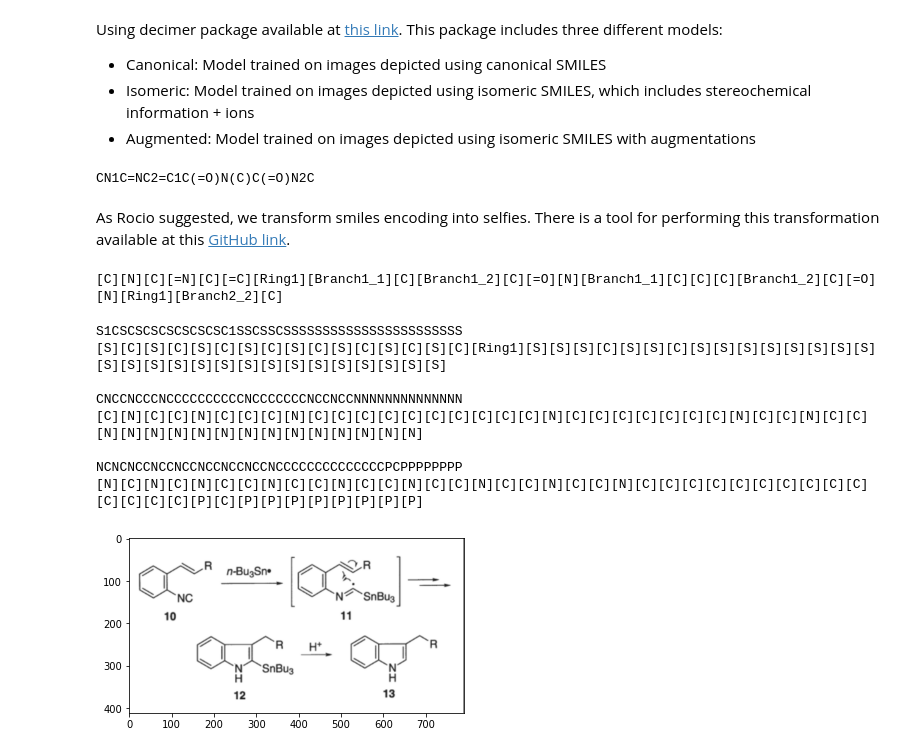
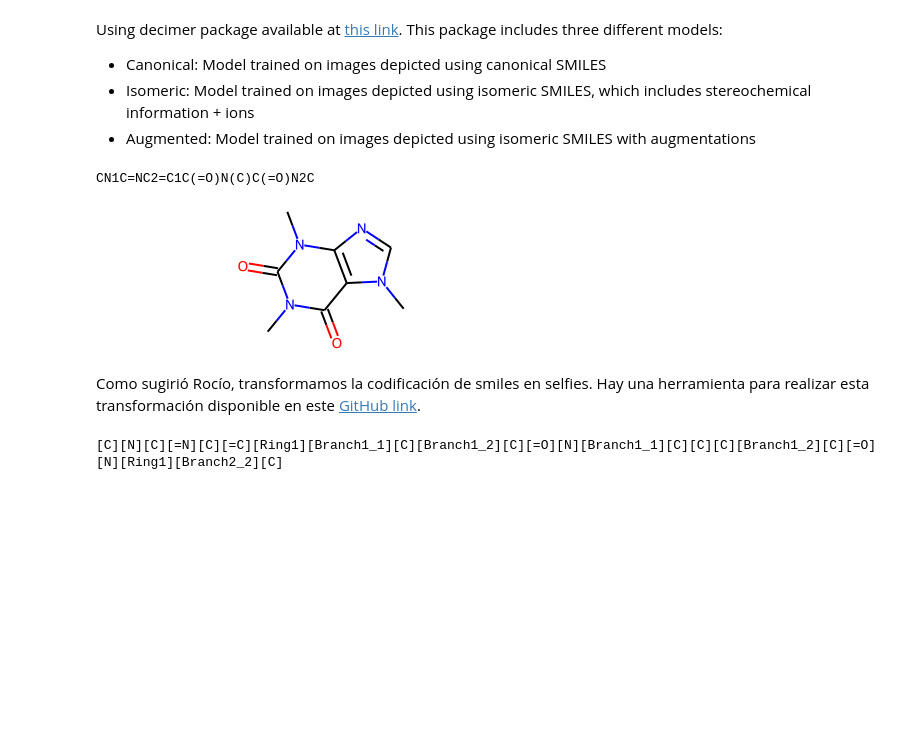
Before and after one commit to pbedmar/tfg, a Jupyter notebook: experiments/decimer/test_decimer.ipynb, the cells around one changed output. Drawn from its saved outputs; the diff is of its cells as text; code cells hidden in the pictures; blank space fills up the shorter version.

```diff
--- a/experiments/decimer/test_decimer.ipynb
+++ b/experiments/decimer/test_decimer.ipynb
@@ -14,44 +14,20 @@ Using decimer package available at [this link](https://github.com/Kohulan/DECIME
 - Augmented: Model trained on images depicted using isomeric SMILES with augmentations
 # %%
 from decimer import DECIMER
+from rdkit import Chem
 model_name = "Isomeric"
 img_path = "caffeine.png"
 caffeine_smiles = DECIMER.predict_SMILES(img_path,model_name)
 print(caffeine_smiles)
+Chem.MolFromSmiles(caffeine_smiles)
 # %% [output]
 CN1C=NC2=C1C(=O)N(C)C(=O)N2C
+[figure, added]
-# %% [markdown]
-As Rocio suggested, we transform smiles encoding into selfies. There is a tool for performing this transformation available at this [GitHub link](https://github.com/aspuru-guzik-group/selfies_tutorial).
+# %% [markdown]
+Como sugirió Rocío, transformamos la codificación de smiles en selfies. Hay una herramienta para realizar esta transformación disponible en este [GitHub link](https://github.com/aspuru-guzik-group/selfies_tutorial).
 # %%
 from selfies import encoder
 translation = encoder(caffeine_smiles)
 print(translation)
 # %% [output]
 [C][N][C][=N][C][=C][Ring1][Branch1_1][C][Branch1_2][C][=O][N][Branch1_1][C][C][C][Branch1_2][C][=O][N][Ring1][Branch2_2][C]
-# %%
-simple_mechanism = cv2.imread('test_images_pptx/12.2.png')
-plt.imshow(simple_mechanism)
-
-smiles_code = DECIMER.predict_SMILES('test_images_pptx/12.2.png',"Canonical")
-print(smiles_code)
-print(encoder(smiles_code))
-print()
-
-smiles_code = DECIMER.predict_SMILES('test_images_pptx/12.2.png',"Isomeric")
-print(smiles_code)
-print(encoder(smiles_code))
-print()
-
-smiles_code = DECIMER.predict_SMILES('test_images_pptx/12.2.png',"Augmented")
-print(smiles_code)
-print(encoder(smiles_code))
-# %% [output]
-S1CSCSCSCSCSCSCSC1SSCSSCSSSSSSSSSSSSSSSSSSSSSSS
-[S][C][S][C][S][C][S][C][S][C][S][C][S][C][S][C][Ring1][S][S][S][C][S][S][C][S][S][S][S][S][S][S][S][S][S][S][S][S][S][S][S][S][S][S][S][S][S][S]
-
-CNCCNCCCNCCCCCCCCCCNCCCCCCCNCCNCCNNNNNNNNNNNNNN
-[C][N][C][C][N][C][C][C][N][C][C][C][C][C][C][C][C][C][C][N][C][C][C][C][C][C][C][N][C][C][N][C][C][N][N][N][N][N][N][N][N][N][N][N][N][N][N]
-
-NCNCNCCNCCNCCNCCNCCNCCNCCCCCCCCCCCCCCPCPPPPPPPP
-[N][C][N][C][N][C][C][N][C][C][N][C][C][N][C][C][N][C][C][N][C][C][N][C][C][C][C][C][C][C][C][C][C][C][C][C][C][P][C][P][P][P][P][P][P][P][P]
-[figure, removed]
```
Also changed, not shown: parts of 22 cells of this notebook, 1 other file.
